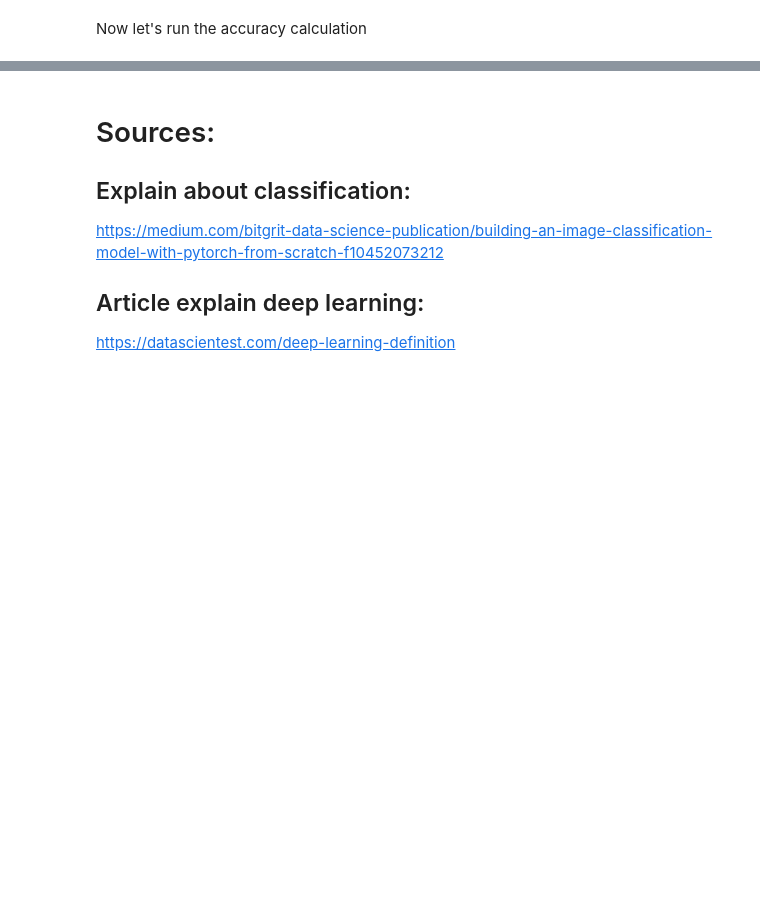
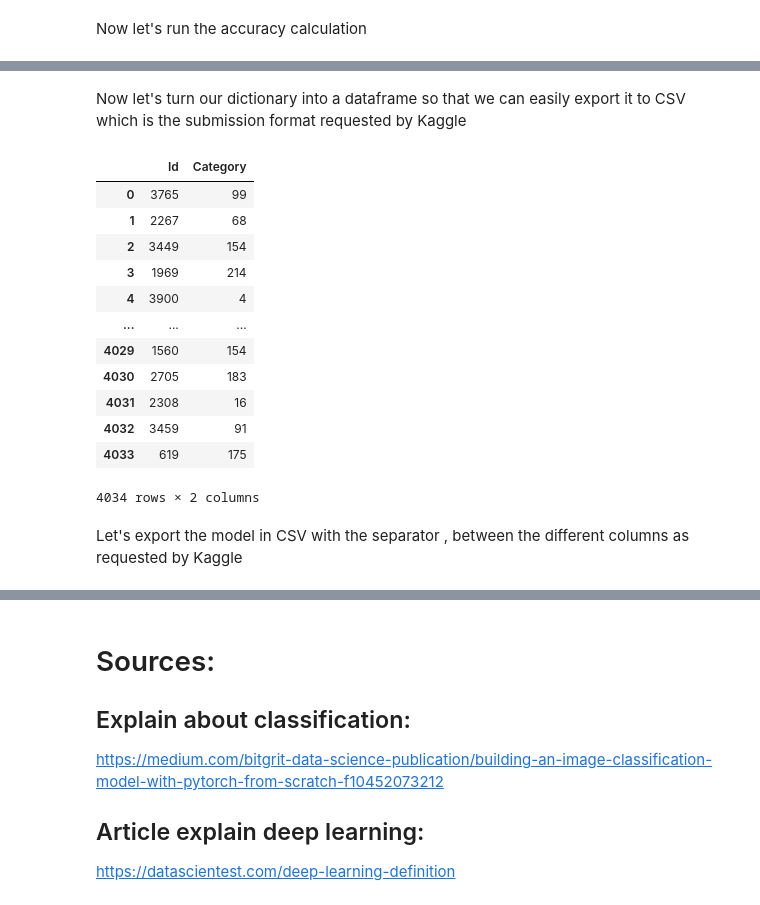
Before and after one commit to nico34638/Speaker-identification, a Jupyter notebook: Basic_model.ipynb, the cells around one changed output, grey strips where cells are left out. Saved outputs shown, nothing was run; the diff lists cells and outputs as text; code cells hidden in the pictures; blank space fills up the shorter version.

Commit message:
ADD: Add how to make kaggle prediction on Basic model notebook

```diff
--- a/Basic_model.ipynb
+++ b/Basic_model.ipynb
@@ -677,0 +757,7 @@ Accuracy: 0.92, Total items: 4901
+# %%
+test_dataset = SpeakerDataset(PATH_TO_TEST_DATASET[:-1],
+                            tests_dataframe,
+                            mel_spectrogram,
+                            SAMPLING_RATE,
+                            NUM_SAMPLE,
+                            device, False)
@@ -677,0 +766,20 @@ Accuracy: 0.92, Total items: 4901
+# %%
+def predict(model, signal):
+  model.eval()
+  with torch.no_grad():
+    outputs = model(signal)
+    _, prediction = torch.max(outputs.data ,1)
+    return prediction.sum().item()
+# %%
+def create_dict_with_kaggle_predictions(dataset, model):
+  predictions = list()
+  for sig, sr, file_path in tqdm(dataset):
+      file_path = file_path.split('/')[-1]
+      file_path = file_path.split('.')[0]
+      sig.unsqueeze_(0)
+      temp = {
+          'Id': file_path,
+          'Category': predict(model, sig)
+      }
+      predictions.append(temp)
+  return predictions
@@ -677,0 +788,3 @@ Accuracy: 0.92, Total items: 4901
+# %%
+kaggle_predictions = create_dict_with_kaggle_predictions(test_dataset, model)
+kaggle_predictions[:10]
@@ -677,0 +802,21 @@ Accuracy: 0.92, Total items: 4901
+# %% [markdown]
+Now let's turn our dictionary into a dataframe so that we can easily export it to CSV which is the submission format requested by Kaggle
+# %%
+kaggle_predictions_dataframe  = pd.DataFrame.from_dict(kaggle_predictions)
+kaggle_predictions_dataframe
+# %% [output]
+|  | Id | Category |
+| 0 | 3765 | 99 |
+| 1 | 2267 | 68 |
+| 2 | 3449 | 154 |
+| 3 | 1969 | 214 |
+| 4 | 3900 | 4 |
+| ... | ... | ... |
+| 4029 | 1560 | 154 |
+| 4030 | 2705 | 183 |
+| 4031 | 2308 | 16 |
+| 4032 | 3459 | 91 |
+| 4033 | 619 | 175 |
+4034 rows × 2 columns
+# %% [markdown]
+Let's export the model in CSV with the separator , between the different columns as requested by Kaggle
```
Also changed, not shown: parts of 34 cells of this notebook.
